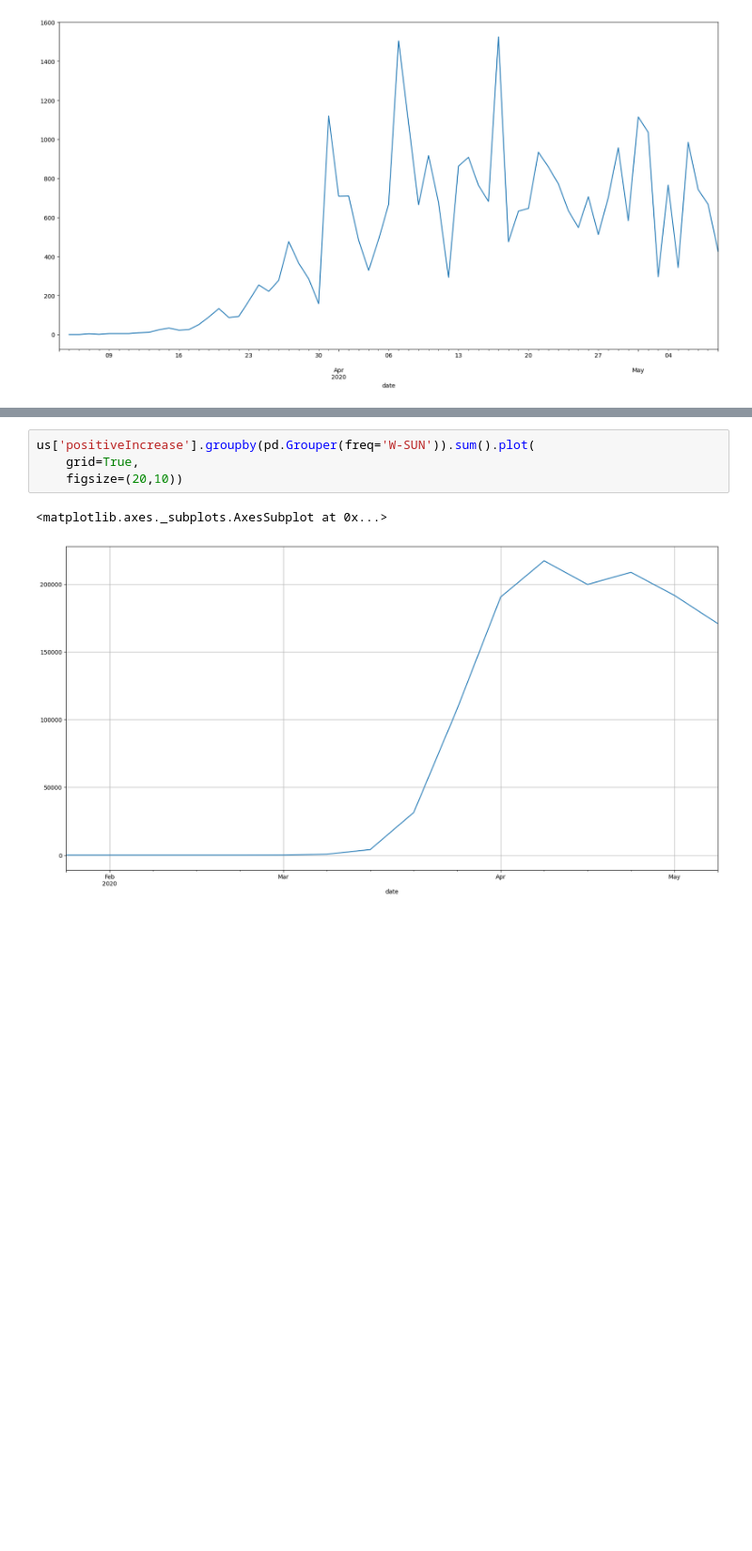
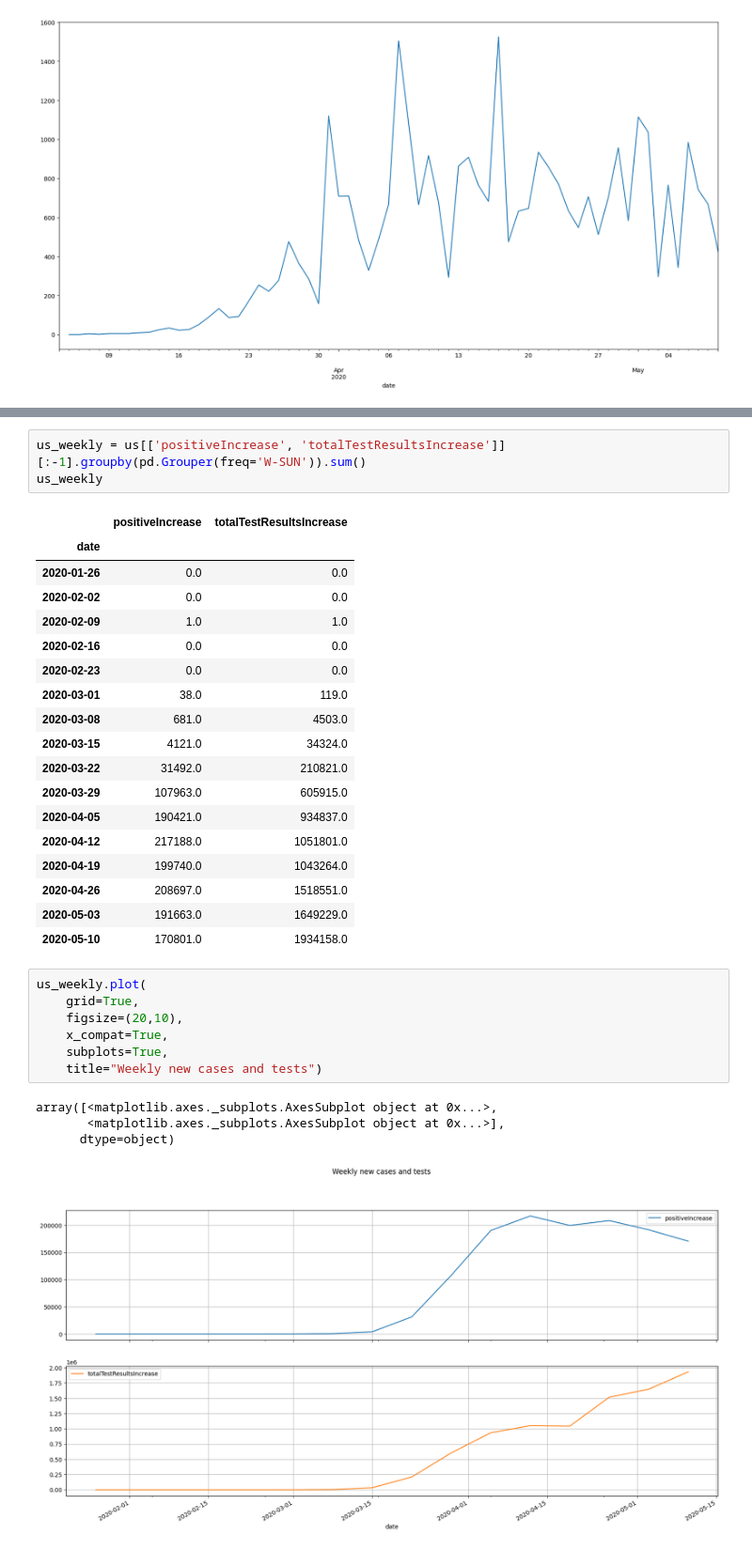
Before and after one commit to beala/covid_forecasts, a Jupyter notebook: Graphs.ipynb, the cells around one changed output, grey strips where cells are left out. Shown at 94% size. Cells and saved outputs as stored; diff of their text form; blank space fills up the shorter version.

```diff
--- a/Graphs.ipynb
+++ b/Graphs.ipynb
@@ -235,7 +255,34 @@ states_current.csv  states_info.csv          us_daily.csv
 # %%
-us['positiveIncrease'].groupby(pd.Grouper(freq='W-SUN')).sum().plot(
-    grid=True,
-    figsize=(20,10))
+us_weekly = us[['positiveIncrease', 'totalTestResultsIncrease']][:-1].groupby(pd.Grouper(freq='W-SUN')).sum()
+us_weekly
 # %% [output]
-<matplotlib.axes._subplots.AxesSubplot at 0x...>
-[figure, removed]
+|  | positiveIncrease | totalTestResultsIncrease |
+| date |  |  |
+| 2020-01-26 | 0.0 | 0.0 |
+| 2020-02-02 | 0.0 | 0.0 |
+| 2020-02-09 | 1.0 | 1.0 |
+| 2020-02-16 | 0.0 | 0.0 |
+| 2020-02-23 | 0.0 | 0.0 |
+| 2020-03-01 | 38.0 | 119.0 |
+| 2020-03-08 | 681.0 | 4503.0 |
+| 2020-03-15 | 4121.0 | 34324.0 |
+| 2020-03-22 | 31492.0 | 210821.0 |
+| 2020-03-29 | 107963.0 | 605915.0 |
+| 2020-04-05 | 190421.0 | 934837.0 |
+| 2020-04-12 | 217188.0 | 1051801.0 |
+| 2020-04-19 | 199740.0 | 1043264.0 |
+| 2020-04-26 | 208697.0 | 1518551.0 |
+| 2020-05-03 | 191663.0 | 1649229.0 |
+| 2020-05-10 | 170801.0 | 1934158.0 |
+# %%
+us_weekly.plot(
+    grid=True,
+    figsize=(20,10),
+    x_compat=True,
+    subplots=True,
+    title="Weekly new cases and tests")
+# %% [output]
+array([<matplotlib.axes._subplots.AxesSubplot object at 0x...>,
+       <matplotlib.axes._subplots.AxesSubplot object at 0x...>],
+      dtype=object)
+[figure, added]
```
Also changed, not shown: parts of 8 cells of this notebook, 1 other file.
